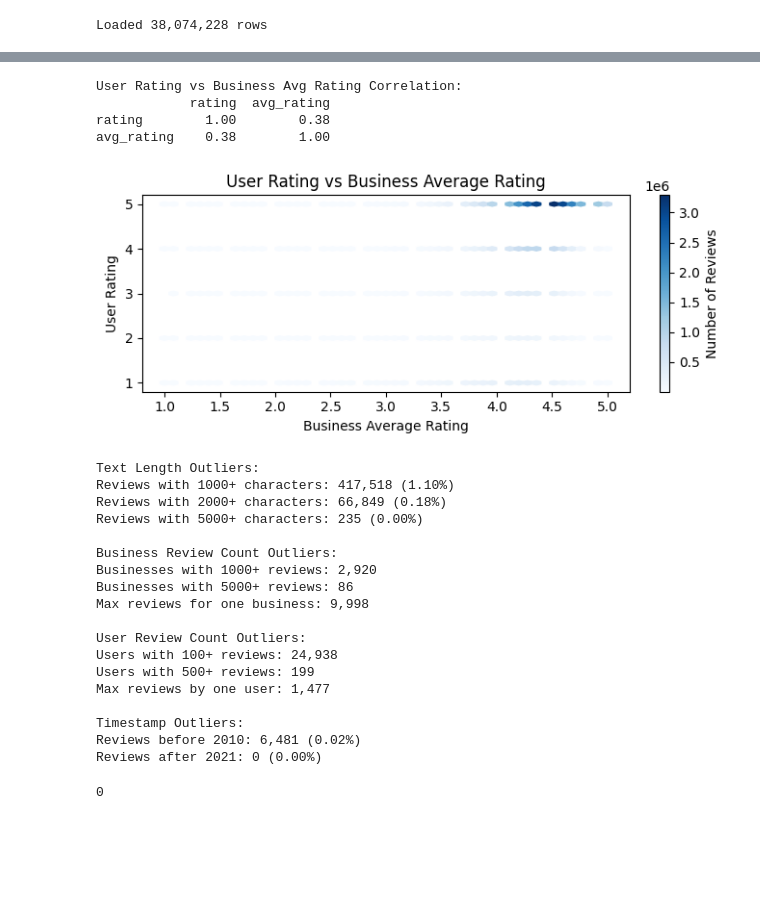
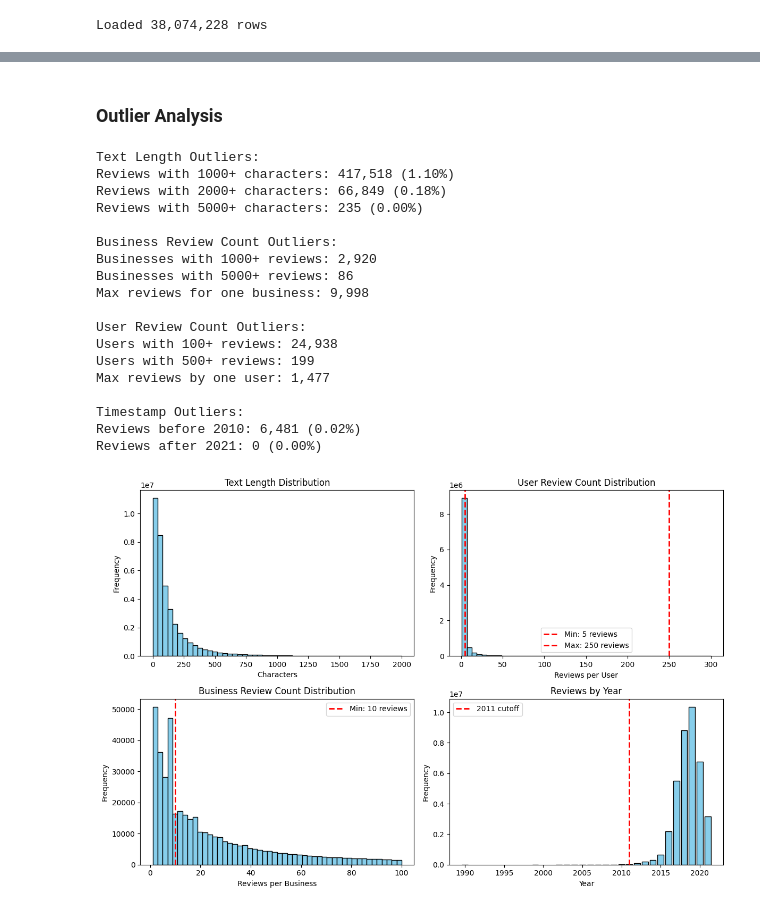
Before and after one commit to zmosDS/google_review_insights, a Jupyter notebook: notebooks/02_eda.ipynb, the cells around one changed output, grey strips where cells are left out. Drawn from its saved outputs; the diff is of its cells as text; code cells hidden in the pictures; blank space fills up the shorter version.

```diff
--- a/notebooks/02_eda.ipynb
+++ b/notebooks/02_eda.ipynb
@@ -208,27 +211,6 @@ Name: rating, dtype: float64
-# %%
-# User rating vs business avg_rating correlation
-print("User Rating vs Business Avg Rating Correlation:")
-print(df[['rating', 'avg_rating']].corr().round(2))
-print()
-
-# Scatter plot: User rating vs Business avg_rating
-plt.figure(figsize=(7, 3))
-plt.hexbin(df['avg_rating'], df['rating'], gridsize=50, cmap='Blues', mincnt=1)
-plt.colorbar(label='Number of Reviews')
-plt.xlabel('Business Average Rating')
-plt.ylabel('User Rating')
-plt.title('User Rating vs Business Average Rating')
-plt.tight_layout()
-plt.show()
-# %% [output]
-User Rating vs Business Avg Rating Correlation:
-            rating  avg_rating
-rating        1.00        0.38
-avg_rating    0.38        1.00
-[figure, removed]
+# %% [markdown]
+### Outlier Analysis
 # %%
-# OUTLIERS
-
 # Text length outliers
 text_length = df['text'].fillna('').str.len()
 word_count = df['text'].fillna('').str.split().str.len()
@@ -252,34 +234,72 @@ user_counts = df['user_id'].value_counts()
 print("User Review Count Outliers:")
 print(f"Users with 100+ reviews: {(user_counts >= 100).sum():,}")
 print(f"Users with 500+ reviews: {(user_counts >= 500).sum():,}")
 print(f"Max reviews by one user: {user_counts.max():,}")
 print()
 
 # Unusual timestamps
-df_time = pd.to_datetime(df['time'], unit='ms')
 print("Timestamp Outliers:")
 print(f"Reviews before 2010: {(df_time.dt.year < 2010).sum():,} ({(df_time.dt.year < 2010).sum()/len(df)*100:.2f}%)")
 print(f"Reviews after 2021: {(df_time.dt.year > 2021).sum():,} ({(df_time.dt.year > 2021).sum()/len(df)*100:.2f}%)")
+print()
 
-del text_length, word_count, business_counts, user_counts, df_time
-gc.collect()
+# Visualize outlier distributions with thresholds
+fig, axes = plt.subplots(2, 2, figsize=(12, 8))
+
+# Text length - no cutoff lines (we don't filter by text length)
+axes[0,0].hist(text_length[text_length <= 2000], bins=50, color='skyblue', edgecolor='black')
+axes[0,0].set_title('Text Length Distribution')
+axes[0,0].set_xlabel('Characters')
+axes[0,0].set_ylabel('Frequency')
+
+# User counts
+axes[0,1].hist(user_counts[user_counts <= 300], bins=50, color='skyblue', edgecolor='black')
+axes[0,1].axvline(5, color='red', linestyle='--', linewidth=2, label='Min: 5 reviews')
+axes[0,1].axvline(250, color='red', linestyle='--', linewidth=2, label='Max: 250 reviews')
+axes[0,1].set_title('User Review Count Distribution')
+axes[0,1].set_xlabel('Reviews per User')
+axes[0,1].set_ylabel('Frequency')
+axes[0,1].legend()
+
+# Business counts
+axes[1,0].hist(business_counts[business_counts <= 100], bins=50, color='skyblue', edgecolor='black')
+axes[1,0].axvline(10, color='red', linestyle='--', linewidth=2, label='Min: 10 reviews')
+axes[1,0].set_title('Business Review Count Distribution')
+axes[1,0].set_xlabel('Reviews per Business')
+axes[1,0].set_ylabel('Frequency')
+axes[1,0].legend()
+
+# Year distribution
+year_counts_hist = df_time.dt.year.value_counts().sort_index()
+axes[1,1].bar(year_counts_hist.index, year_counts_hist.values, color='skyblue', edgecolor='black')
+axes[1,1].axvline(2011, color='red', linestyle='--', linewidth=2, label='2011 cutoff')
+axes[1,1].set_title('Reviews by Year')
+axes[1,1].set_xlabel('Year')
+axes[1,1].set_ylabel('Frequency')
+axes[1,1].legend()
+
+plt.tight_layout()
+plt.show()
+
+#del text_length, word_count, business_counts, user_counts, year_counts_hist
+#gc.collect()
 # %% [output]
 Text Length Outliers:
 Reviews with 1000+ characters: 417,518 (1.10%)
 Reviews with 2000+ characters: 66,849 (0.18%)
 Reviews with 5000+ characters: 235 (0.00%)
 
 Business Review Count Outliers:
 Businesses with 1000+ reviews: 2,920
 Businesses with 5000+ reviews: 86
 Max reviews for one business: 9,998
 
 User Review Count Outliers:
 Users with 100+ reviews: 24,938
 Users with 500+ reviews: 199
 Max reviews by one user: 1,477
 
 Timestamp Outliers:
 Reviews before 2010: 6,481 (0.02%)
 Reviews after 2021: 0 (0.00%)
-0
+[figure, added]
```
Also changed, not shown: parts of 30 cells of this notebook, 2 other files.
